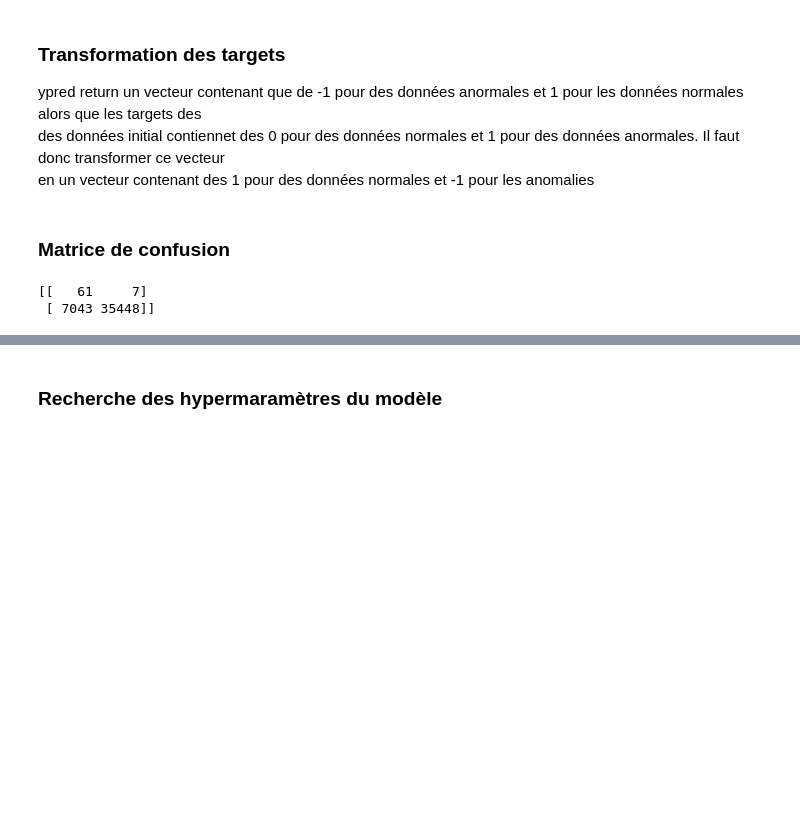
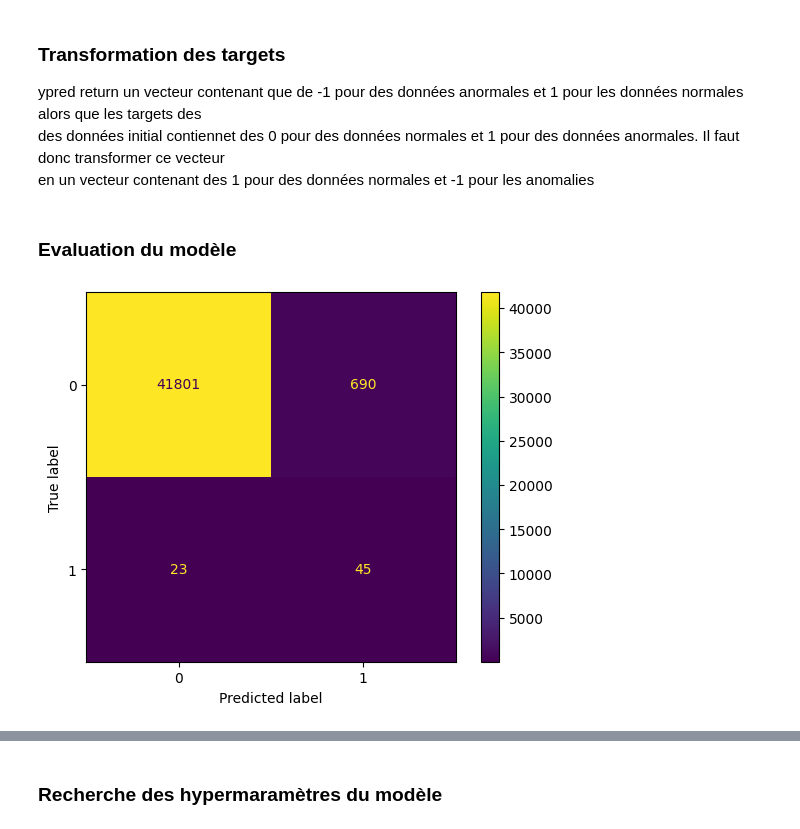
Before and after one commit to dahsie/anomalie_detection, a Jupyter notebook: src/isolation_forest.ipynb, the cells around one changed output, grey strips where cells are left out. Drawn from its saved outputs; the diff is of its cells as text; code cells hidden in the pictures; blank space fills up the shorter version.

Commit message:
Visualisation des metrics de performance

```diff
--- a/src/isolation_forest.ipynb
+++ b/src/isolation_forest.ipynb
@@ -72,9 +91,39 @@ def transform_target(target):
-# %% [markdown]
-### Matrice de confusion
-# %%
-ytest=transform_target(ytest)
-confusion=metrics.confusion_matrix(ytest,ypred)
-print(confusion)
-# %% [output]
-[[   61     7]
- [ 7043 35448]]
+# %%
+def transform_target(target):
+    """Args:
+        target: np.ndarry or pd.DataFrame
+    """
+    n=target.shape[0]
+    if isinstance(target,np.ndarray):
+        for i in range(n):
+            if target[i]==1:
+                target[i]=-1
+            elif target.iloc[i]==0:
+                target.iloc[i]=1
+    elif isinstance(target,pd.DataFrame):
+        for i in range(n):
+            if target.iloc[i]==1:
+                target.iloc[i]=-1
+            elif target.iloc[i]==0:
+                target.iloc[i]=1
+    return target
+
+
+def inverse_transform_target(target):
+    n=target.shape[0]
+    if isinstance(target,pd.DataFrame):
+        for i in range(n):
+            if target.iloc[i]==-1:
+                target.iloc[i]=1
+            elif target[i]==1:
+                target.iloc[i]=0
+
+    elif isinstance(target,np.ndarray):
+        for i in range(n):
+            if target[i]==-1:
+                target[i]=1
+            elif target[i]==1:
+                target[i]=0
+    return target
+# %% [markdown]
+### Evaluation du modèle
@@ -80,0 +135,9 @@ print(confusion)
+# %%
+def confusin_matrix_display(ytest,ypred):
+    metrics.ConfusionMatrixDisplay(confusion_matrix(ytest,ypred)).plot()
+    plt.show()
+
+ypred=inverse_transform_target(ypred)
+confusin_matrix_display(ytest,ypred)
+# %% [output]
+[figure, added]
```
Also changed, not shown: parts of 22 cells of this notebook, 1 other file.
